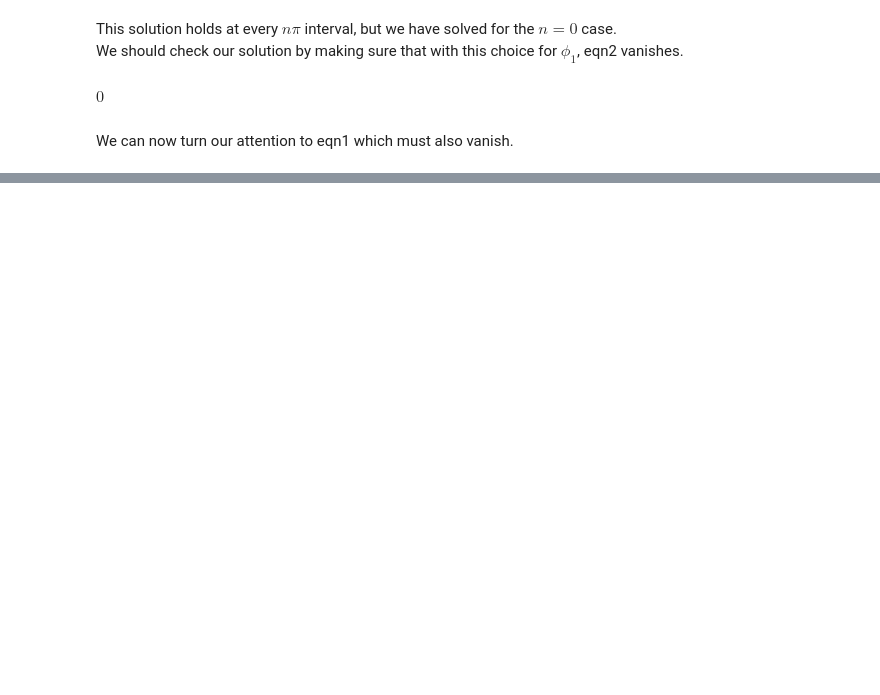
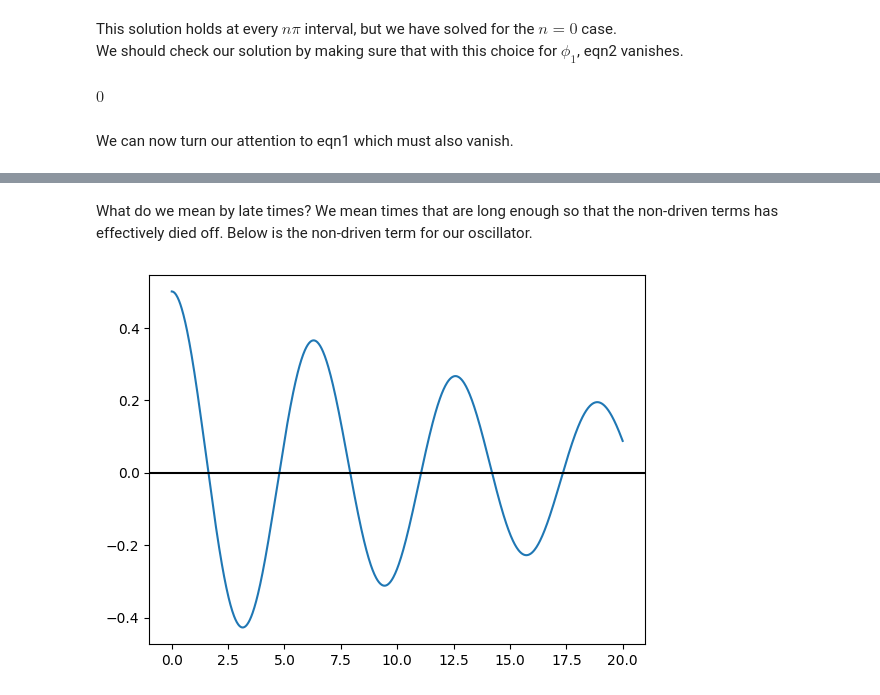
Before and after one commit to brinerk/LabsCapstone, a Jupyter notebook: Lab14/Lab14.ipynb, the cells around one changed output, grey strips where cells are left out. Drawn from its saved outputs; the diff is of its cells as text; code cells hidden in the pictures; blank space fills up the shorter version.

```diff
--- a/Lab14/Lab14.ipynb
+++ b/Lab14/Lab14.ipynb
@@ -20,7 +23,7 @@ $\displaystyle A e^{- \frac{t γ}{2}} \cos{\left(0.5 t \left(- γ^{2} + 4 ω^{2}
 We can trade the arbitrary constants $A$ and $\phi$ for the initial conditions $x_0$ and $v_0$, as we did last week:
 # %%
 x0, v0 = sym.symbols('x0 v0')
-A = (x0/sym.cos(ϕ))
+A = (x0*sym.sec(ϕ))
 ϕ = sym.atan((-2*v0-γ*x0)/((-γ**2 + 4*ω**2)**(1/2) * x0))
 # %% [markdown]
 So that the complete solution is:
@@ -148,0 +206,12 @@ $\displaystyle \frac{F m \left(- e γ \sin{\left(e t ω - \operatorname{atan}{\l
+# %% [markdown]
+What do we mean by late times? We mean times that are long enough so that the non-driven terms has effectively died off. Below is the non-driven term for our oscillator.
+# %%
+#def CompleteX(γ, ω, ωe, x0, v0, Fm, t):
+nonDriven = x1(A,γ,ϕ,ω,t).subs({x0: 0.5, v0: 0, ωe: 2, ω: 1, γ: 0.1, Fm: 3})
+x=np.linspace(0,20,1000)
+evalNon = [nonDriven.subs(t, i) for i in x]
+plt.plot(x, evalNon)
+plt.axhline(color='black')
+plt.show()
+# %% [output]
+[figure, added]
```
Also changed, not shown: parts of 48 cells of this notebook.
